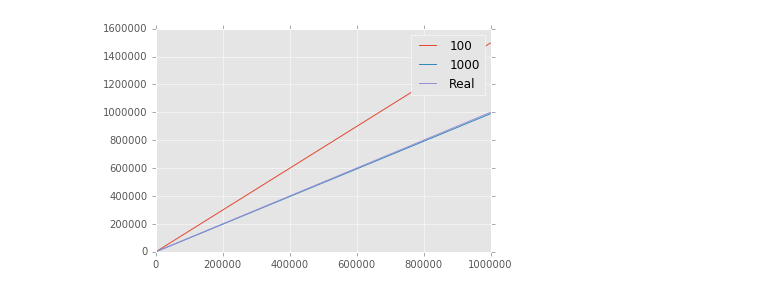
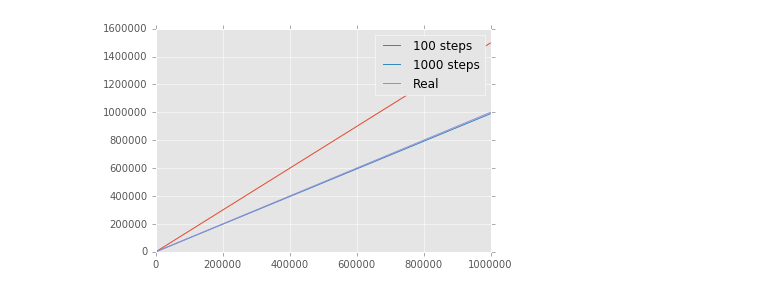
Before and after one commit to derrowap/MA490-MachineLearning-FinalProject, a Jupyter notebook: adder_data.ipynb, the cells around one changed output. Cells and saved outputs as stored; diff of their text form; code cells hidden in the pictures.

```diff
--- a/adder_data.ipynb
+++ b/adder_data.ipynb
@@ -19,10 +19,10 @@ df_10000 = pd.read_csv('Data\\adder_pred_10000_steps.csv', header=None)
 df_10000 = df_10000.T
 df_10000.columns=['in', 'out']
 # %%
-plt.plot(df_100['in'], df_100['out'], label='100')
-plt.plot(df_10000['in'], df_10000['out'], label='1000')
+plt.plot(df_100['in'], df_100['out'], label='100 steps')
+plt.plot(df_10000['in'], df_10000['out'], label='1000 steps')
 plt.plot(df_real['in'], df_real['out'], label='Real')
 plt.legend()
 plt.show()
 # %% [output]
-[figure, old version]
+[figure, new version]
```
Also changed, not shown: 6 other files.
